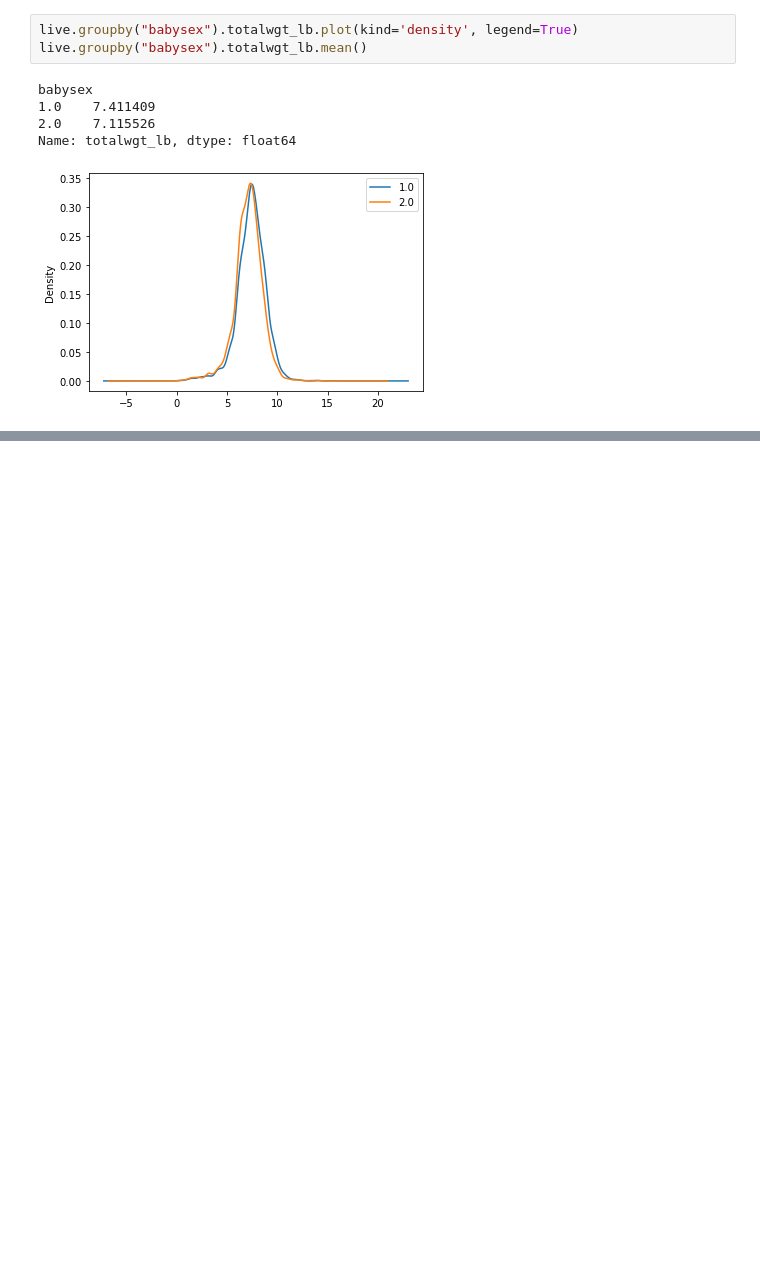
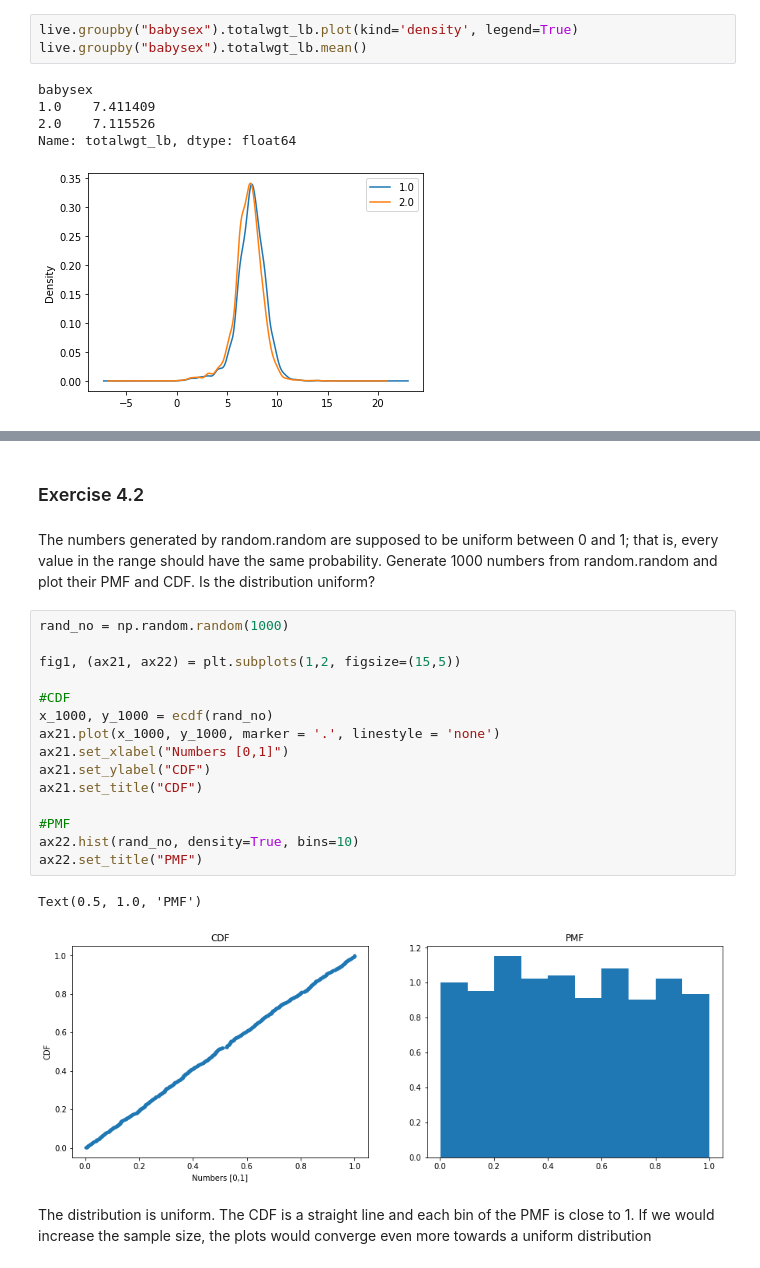
Before and after one commit to Heity94/01_DataScience_2021, a Jupyter notebook: Week_02/Homework2.ipynb, the cells around one changed output, grey strips where cells are left out. Drawn from its saved outputs; the diff is of its cells as text; blank space fills up the shorter version.

```diff
--- a/Week_02/Homework2.ipynb
+++ b/Week_02/Homework2.ipynb
@@ -169,0 +197,28 @@ Name: totalwgt_lb, dtype: float64
+# %% [markdown]
+### Exercise 4.2
+# %% [markdown]
+The numbers generated by random.random are supposed to be
+uniform between 0 and 1; that is, every value in the range should have the
+same probability.
+Generate 1000 numbers from random.random and plot their PMF and CDF.
+Is the distribution uniform?
+# %%
+rand_no = np.random.random(1000)
+
+fig1, (ax21, ax22) = plt.subplots(1,2, figsize=(15,5))
+
+#CDF
+x_1000, y_1000 = ecdf(rand_no)
+ax21.plot(x_1000, y_1000, marker = '.', linestyle = 'none')
+ax21.set_xlabel("Numbers [0,1]")
+ax21.set_ylabel("CDF")
+ax21.set_title("CDF")
+
+#PMF
+ax22.hist(rand_no, density=True, bins=10)
+ax22.set_title("PMF")
+# %% [output]
+Text(0.5, 1.0, 'PMF')
+[figure, added]
+# %% [markdown]
+The distribution is uniform. The CDF is a straight line and each bin of the PMF is close to 1. If we would increase the sample size, the plots would converge even more towards a uniform distribution
```
Also changed, not shown: parts of 10 cells of this notebook.
